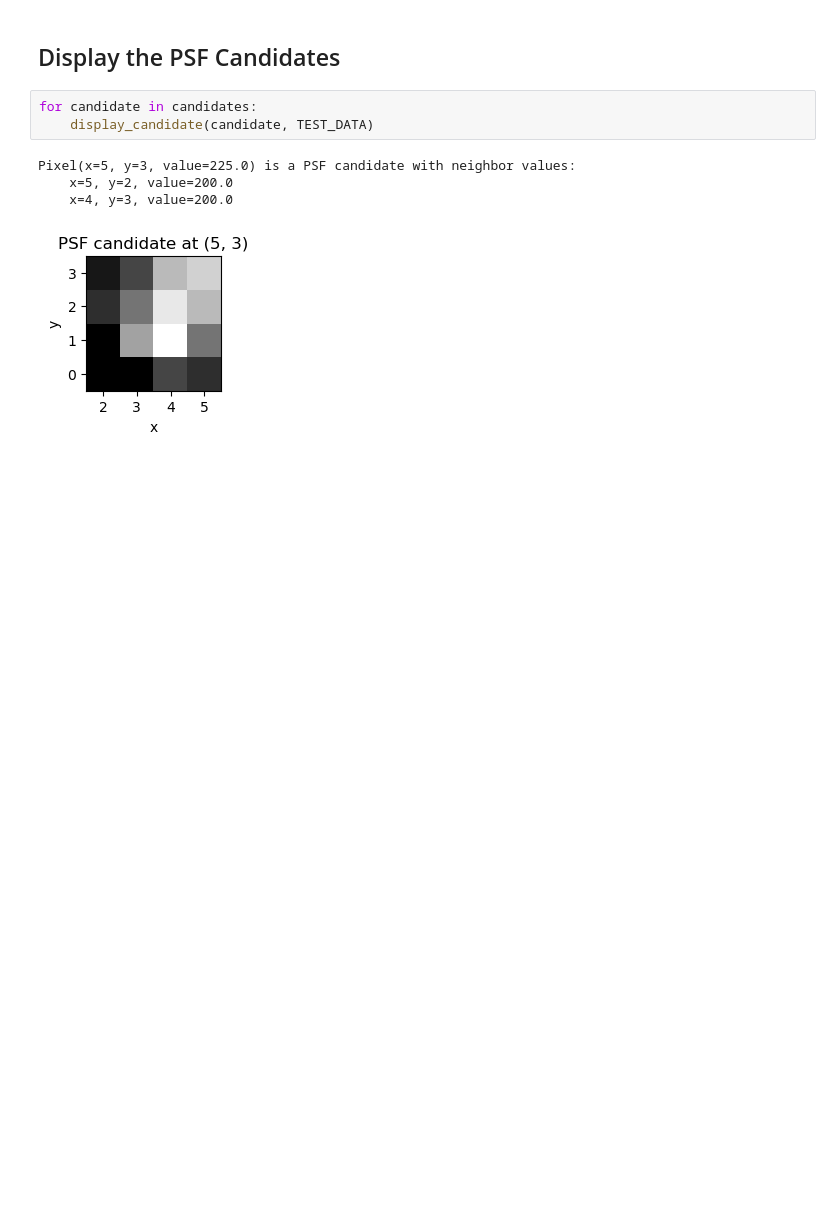
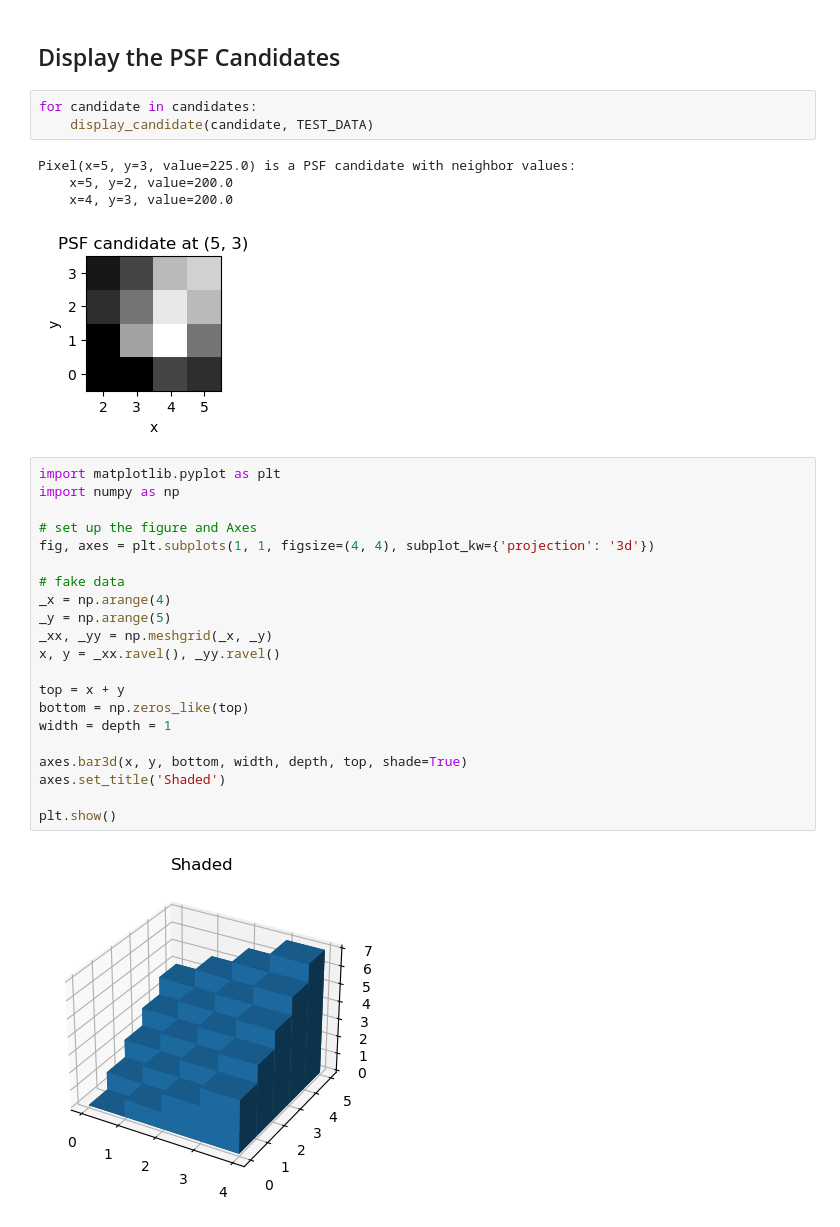
Before and after one commit to brianhill/uv-transients, a Jupyter notebook: analyses/30s_darks/related_analyses/test-find_psf_candidates.ipynb, the cells around one changed output. Drawn from its saved outputs; the diff is of its cells as text; blank space fills up the shorter version.

Commit message:
Added a pedestal plot example.

```diff
--- a/analyses/30s_darks/related_analyses/test-find_psf_candidates.ipynb
+++ b/analyses/30s_darks/related_analyses/test-find_psf_candidates.ipynb
@@ -227,3 +227,26 @@ Pixel(x=5, y=3, value=225.0) is a PSF candidate with neighbor values:
     x=5, y=2, value=200.0
     x=4, y=3, value=200.0
 [figure]
+# %%
+import matplotlib.pyplot as plt
+import numpy as np
+
+# set up the figure and Axes
+fig, axes = plt.subplots(1, 1, figsize=(4, 4), subplot_kw={'projection': '3d'})
+
+# fake data
+_x = np.arange(4)
+_y = np.arange(5)
+_xx, _yy = np.meshgrid(_x, _y)
+x, y = _xx.ravel(), _yy.ravel()
+
+top = x + y
+bottom = np.zeros_like(top)
+width = depth = 1
+
+axes.bar3d(x, y, bottom, width, depth, top, shade=True)
+axes.set_title('Shaded')
+
+plt.show()
+# %% [output]
+[figure, added]
```
